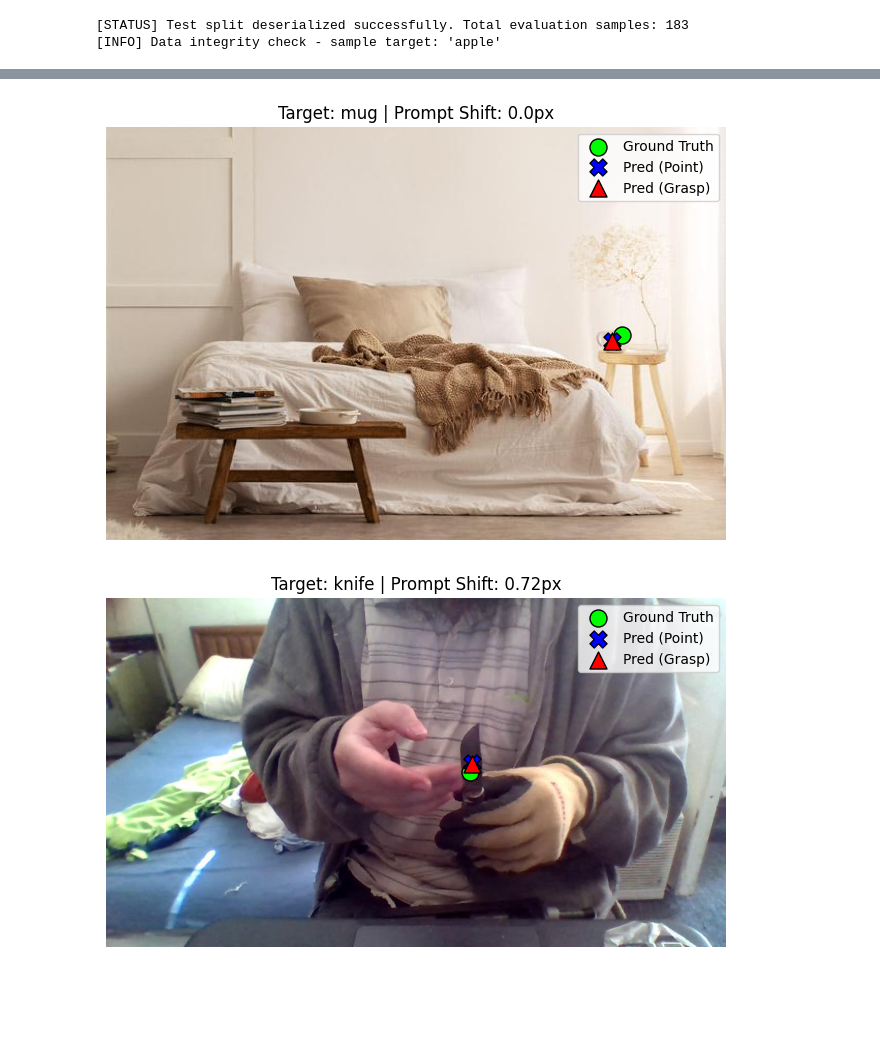
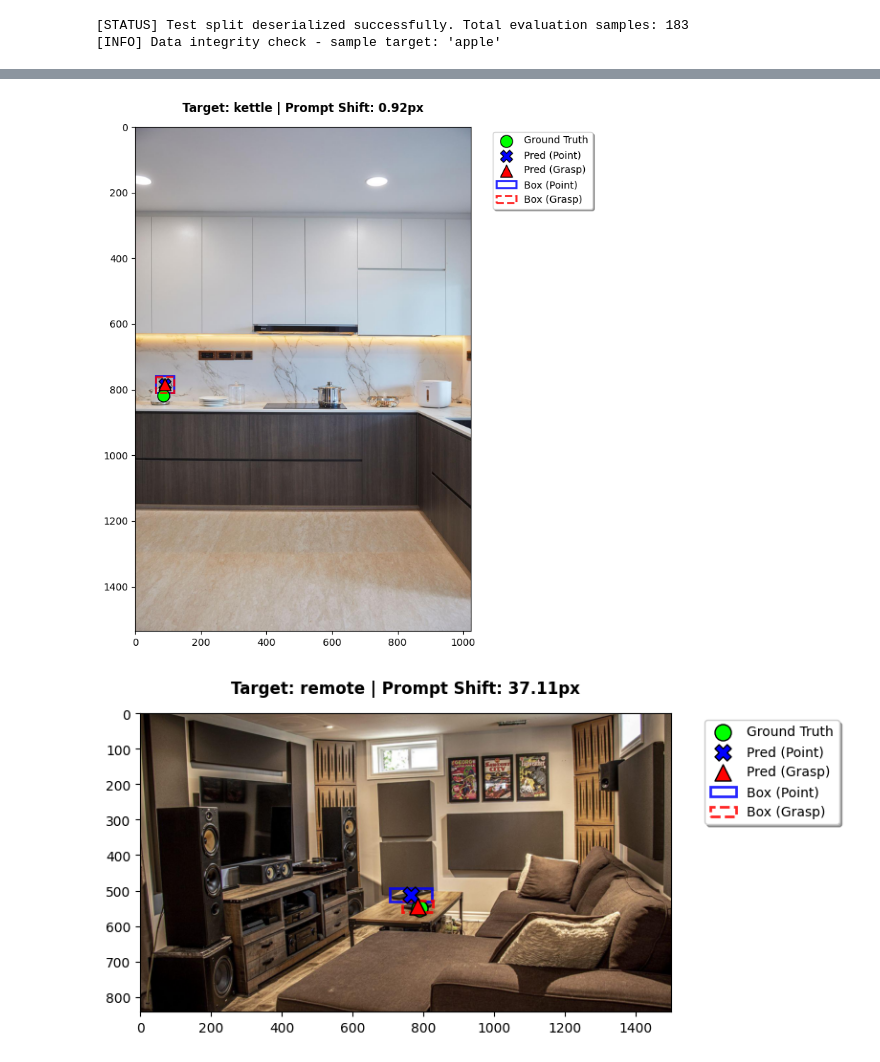
Before and after one commit to priyagautham28/grasp-point-prediction, a Jupyter notebook: notebooks/Florence2_Inference.ipynb, the cells around one changed output, grey strips where cells are left out. Saved outputs shown, nothing was run; the diff lists cells and outputs as text; code cells hidden in the pictures; blank space fills up the shorter version.

Commit message:
Updated Florence2_Inference notebook for project demo

```diff
--- a/notebooks/Florence2_Inference.ipynb
+++ b/notebooks/Florence2_Inference.ipynb
@@ -135,15 +167,10 @@ print(f"[INFO] Data integrity check - sample target: '{test_data[0]['label']}'")
 # %%
 
 # ============================================================================================
-# Cell 6: Automated Dual-Prompt Inference and Metric Persistence
+# Cell 7: Automated Dual-Prompt Inference and Metric Persistence
 # ============================================================================================
-import pandas as pd
-from tqdm import tqdm
-from collections import defaultdict
-import numpy as np
-
-# Synchronize with the shared project repository via the MyDrive shortcut.
-OUTPUT_DIR = "/content/drive/MyDrive/Grasp Point Prediction/evaluation/Florence2"
+# Local or cloud-based storage path for Florence-2 evaluation outputs.
+OUTPUT_DIR = "/content/drive/MyDrive/Grasp Point Prediction/outputs/florence2_inference_outputs"
 os.makedirs(OUTPUT_DIR, exist_ok=True)
 print(f"[STATUS] Shared evaluation directory synchronized: {OUTPUT_DIR}")
 
@@ -286,8 +313,9 @@ for entry in tqdm(test_data, desc="Evaluating Florence-2"):
                 best_box = parsed["bboxes"][0]
                 pred_x, pred_y = get_box_center(best_box)
                 pixel_err = euclidean_distance((pred_x, pred_y), (gt_x_px, gt_y_px))
+
                 p_data[p_name] = {
-                    "text": text_prompt, "x": pred_x, "y": pred_y,
+                    "text": text_prompt, "x": pred_x, "y": pred_y, "box": best_box,
                     "err": pixel_err, "norm_err": pixel_err / diagonal
                 }
 
@@ -304,14 +332,18 @@ for entry in tqdm(test_data, desc="Evaluating Florence-2"):
             entry_dict = {
                 "image_path": image_full_path,
                 "label": target_label,
+                "width": w,
+                "height": h,
                 "prompt_1": p1["text"],
                 "pred_x_point": p1["x"],
                 "pred_y_point": p1["y"],
+                "pred_box_point": p1["box"],
                 "pixel_error_point": p1["err"],
                 "normalized_pixel_error_point": p1["norm_err"],
                 "prompt_2": p2["text"],
                 "pred_x_grasp": p2["x"],
                 "pred_y_grasp": p2["y"],
+                "pred_box_grasp": p2["box"],
                 "pixel_error_grasp": p2["err"],
                 "normalized_pixel_error_grasp": p2["norm_err"],
                 "gt_x": gt_x_px,
@@ -463,35 +501,49 @@ CONCLUSION: The model is robust to the semantic shift between 'point' and 'grasp
 # %%
 
 # ============================================================================================
-# Cell 8: Qualitative Visual Verification and Spatial Mapping
+# Cell 9: Qualitative Visual Verification and Spatial Mapping
 # ============================================================================================
-import matplotlib.pyplot as plt
-import random
-
 # Stochastic sampling to observe if coordinate 'shifts' align with semantic
 # object affordances (e.g., handles vs. centroids).
 sample_size = min(3, len(results))
 samples = random.sample(results, sample_size)
 
 for row in samples:
     img = Image.open(row['image_path']).convert("RGB")
 
-    plt.figure(figsize=(8, 8))
-    plt.imshow(img)
+    fig, ax = plt.subplots(figsize=(8, 8))
+    ax.imshow(img)
 
-    plt.scatter(row['gt_x'], row['gt_y'], c='lime', s=150,
-                label='Ground Truth', edgecolors='black', linewidths=1, zorder=3)
+    # 1. Plot the Centroid Dots
+    # Ground Truth:
+    ax.scatter(row['gt_x'], row['gt_y'], c='lime', s=150,
+               label='Ground Truth', edgecolors='black', linewidths=1, zorder=4)
+    # Point Pred:
+    ax.scatter(row['pred_x_point'], row['pred_y_point'], c='blue', marker='X', s=150,
+               edgecolors='black', linewidths=1, label='Pred (Point)', zorder=5)
+    # Grasp Pred:
+    ax.scatter(row['pred_x_grasp'], row['pred_y_grasp'], c='red', marker='^', s=150,
+               edgecolors='black', linewidths=1, label='Pred (Grasp)', zorder=6)
 
-    plt.scatter(row['pred_x_point'], row['pred_y_point'], c='blue', marker='X', s=150,
-                edgecolors='black', linewidths=1, label='Pred (Point)', zorder=4)
+    # 2. Draw the Bounding Boxes
+    box_p = row['pred_box_point']
 
-    plt.scatter(row['pred_x_grasp'], row['pred_y_grasp'], c='red', marker='^', s=150,
-                edgecolors='black', linewidths=1, label='Pred (Grasp)', zorder=5)
+    rect_point = patches.Rectangle((box_p[0], box_p[1]), box_p[2] - box_p[0], box_p[3] - box_p[1],
+                                   linewidth=2, edgecolor='blue', facecolor='none', linestyle='-', alpha=0.85, label='Box (Point)', zorder=3)
+    ax.add_patch(rect_point)
 
-    plt.title(f"Target: {row['label']} | Prompt Shift: {row['prompt_sensitivity']}px")
-    plt.legend()
-    plt.axis('off')
+    box_g = row['pred_box_grasp']
+
+    rect_grasp = patches.Rectangle((box_g[0], box_g[1]), box_g[2] - box_g[0], box_g[3] - box_g[1],
+                                   linewidth=2, edgecolor='red', facecolor='none', linestyle='--', alpha=0.85, label='Box (Grasp)', zorder=4)
+    ax.add_patch(rect_grasp)
+
+    ax.set_title(f"Target: {row['label']} | Prompt Shift: {row['prompt_sensitivity']}px", pad=15, fontweight='bold')
+
+    ax.legend(bbox_to_anchor=(1.05, 1), loc='upper left', shadow=True)
+    # plt.axis('off')
+    plt.tight_layout()
     plt.show()
 # %% [output]
-[figure, old version]
+[figure, new version]
-[figure, old version]
+[figure, new version]
```
Also changed, not shown: parts of 15 cells of this notebook, 9 other files.
